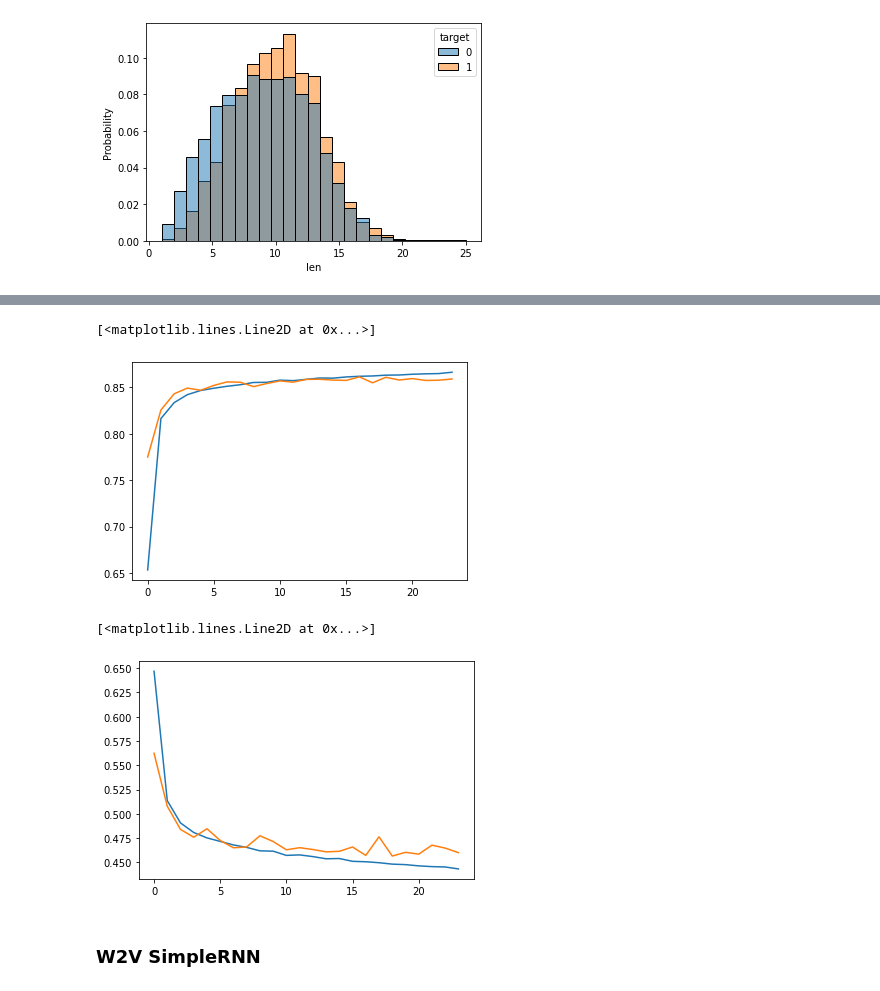
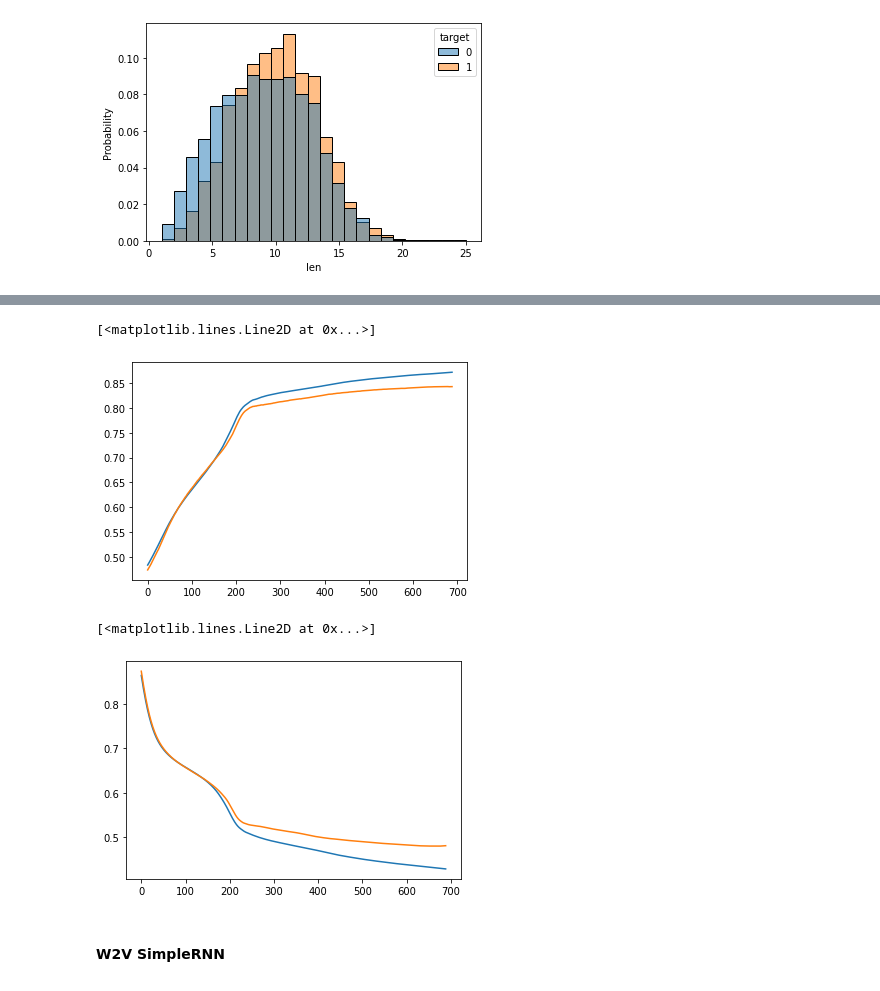
Before and after one commit to jcazuero94/Intro_to_dl_projects, a Jupyter notebook: nlp_disaster/Notebooks/NLP_Disaster.ipynb, the cells around one changed output, grey strips where cells are left out. Drawn from its saved outputs; the diff is of its cells as text; code cells hidden in the pictures.

Commit message:
NLP final model

```diff
--- a/nlp_disaster/Notebooks/NLP_Disaster.ipynb
+++ b/nlp_disaster/Notebooks/NLP_Disaster.ipynb
@@ -148,18 +190,0 @@ def gen_rf_hyperparameters():
-# %%
-n_cv = 10
-score = 0.5
-final_params = None
-for i in range(n_cv):
-    if i % 2 == 0:
-        print(
-            f"Iteration {i+1} - {n_cv}: CV - {datetime.datetime.today().strftime('%H:%M:%S')}"
-        )
-    params = gen_rf_hyperparameters()
-    model = RandomForestClassifier(**params)
-    model.fit(X_train_tfid,y_train)
-    probas = model.predict_proba(X_cv_tfid)
-    cv_score = roc_auc_score(y_cv,probas[:,1])
-    if cv_score > score:
-        score = cv_score
-        final_params = params
-        print(f"Iteration {i} - ROC AUC score :{score}")
@@ -214,0 +251,18 @@ X_cv['text_processed_w2v'] = padSer(X_cv['text_processed_w2v'],w2v_len)
+# %%
+n_cv = 10
+score = 0
+final_params = None
+for i in range(n_cv):
+    if i % 2 == 0:
+        print(
+            f"Iteration {i+1} - {n_cv}: CV - {datetime.datetime.today().strftime('%H:%M:%S')}"
+        )
+    params = gen_rf_hyperparameters()
+    model = RandomForestClassifier(**params)
+    model.fit(X_train_tfid,y_train)
+    pred = model.predict(X_cv_tfid)
+    cv_score = f1_score(y_cv,pred)
+    if cv_score > score:
+        score = cv_score
+        final_params = params
+        print(f"Iteration {i+1} - F1 score :{score}")
@@ -215,3 +282,3 @@ X_cv['text_processed_w2v'] = padSer(X_cv['text_processed_w2v'],w2v_len)
 # %%
-early_stopping = keras.callbacks.EarlyStopping(monitor='val_loss', patience=5, restore_best_weights=True)
+early_stopping = keras.callbacks.EarlyStopping(monitor='val_loss', patience=20, restore_best_weights=True)
 # %% [markdown]
@@ -257,7 +320,8 @@ fit_hist_gs = model_gs.fit(
     x=np.stack(X_train['text_processed_glove']),
     y=y_train,
     validation_data=(np.stack(X_cv['text_processed_glove']), y_cv),
-    epochs = 100,
+    batch_size=10000,
+    epochs = 1000,
     callbacks=[early_stopping],
     verbose=0,
 )
@@ -268,17 +331,17 @@ fit_hist_gs = model_gs.fit(
 # %%
-plt.plot(fit_hist_gs.history['auc'])
-plt.plot(fit_hist_gs.history['val_auc'])
+plt.plot(fit_hist_gs.history['auc_3'][1:])
+plt.plot(fit_hist_gs.history['val_auc_3'][1:])
 # %% [output]
 [<matplotlib.lines.Line2D at 0x...>]
-[figure, old version]
+[figure, new version]
 # %%
-plt.plot(fit_hist_gs.history['loss'])
-plt.plot(fit_hist_gs.history['val_loss'])
+plt.plot(fit_hist_gs.history['loss'][1:])
+plt.plot(fit_hist_gs.history['val_loss'][1:])
 # %% [output]
 [<matplotlib.lines.Line2D at 0x...>]
-[figure, old version]
+[figure, new version]
 # %% [markdown]
-### W2V SimpleRNN
+#### W2V SimpleRNN
 # %%
 inputs = keras.layers.Input(shape=(None,w2v_len), dtype = tf.float32)
 x = keras.layers.Masking(mask_value=0., input_shape=(None, w2v_len))(inputs)
```
Also changed, not shown: parts of 64 cells of this notebook.
